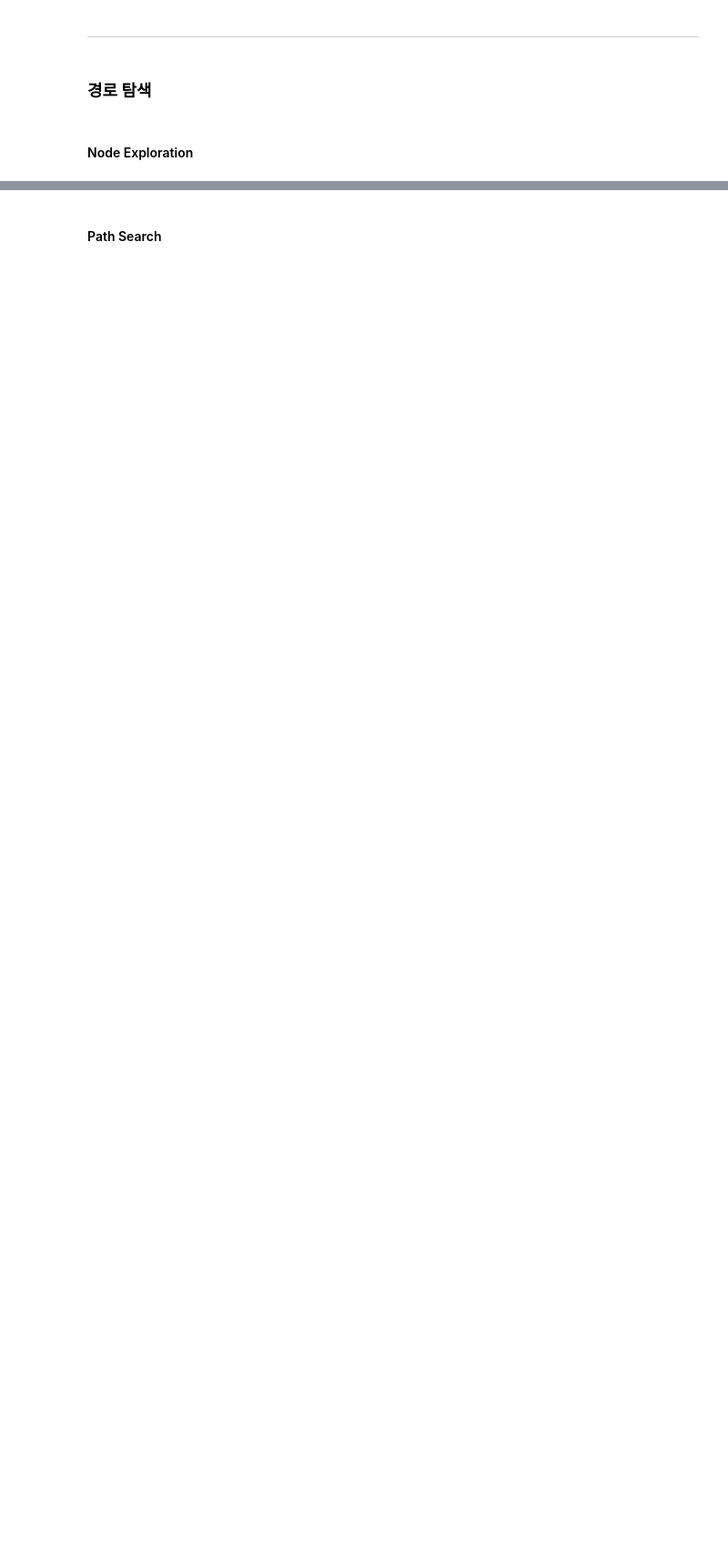
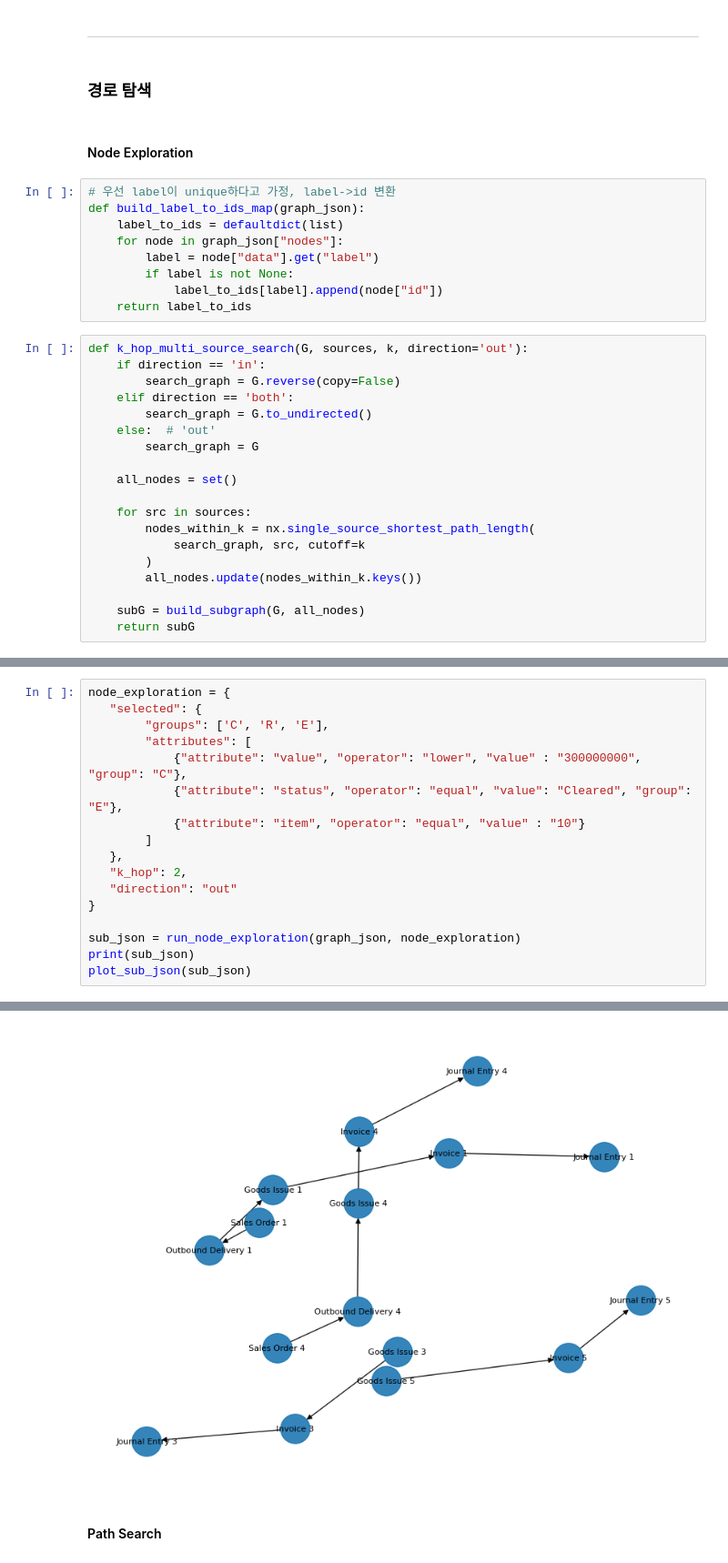
Before and after one commit to raeul0304/sbt_csm, a Jupyter notebook: network_graph/front_filtering.ipynb, the cells around one changed output, grey strips where cells are left out. Shown: that part at 91% size. Cells and saved outputs as stored; diff of their text form; blank space fills up the shorter version.

Commit message:
node exploration function completed

```diff
--- a/network_graph/front_filtering.ipynb
+++ b/network_graph/front_filtering.ipynb
@@ -499,3 +533,31 @@ filter_dropdown_data(graph_json, level, selected)
 ### 경로 탐색
 # %% [markdown]
 #### Node Exploration
+# %%
+# 우선 label이 unique하다고 가정, label->id 변환
+def build_label_to_ids_map(graph_json):
+    label_to_ids = defaultdict(list)
+    for node in graph_json["nodes"]:
+        label = node["data"].get("label")
+        if label is not None:
+            label_to_ids[label].append(node["id"])
+    return label_to_ids
+# %%
+def k_hop_multi_source_search(G, sources, k, direction='out'):
+    if direction == 'in':
+        search_graph = G.reverse(copy=False)
+    elif direction == 'both':
+        search_graph = G.to_undirected()
+    else:  # 'out'
+        search_graph = G
+
+    all_nodes = set()
+
+    for src in sources:
+        nodes_within_k = nx.single_source_shortest_path_length(
+            search_graph, src, cutoff=k
+        )
+        all_nodes.update(nodes_within_k.keys())
+
+    subG = build_subgraph(G, all_nodes)
+    return subG
@@ -501,0 +659,18 @@ filter_dropdown_data(graph_json, level, selected)
+# %%
+node_exploration = {
+   "selected": {
+        "groups": ['C', 'R', 'E'],
+        "attributes": [
+            {"attribute": "value", "operator": "lower", "value" : "300000000", "group": "C"},
+            {"attribute": "status", "operator": "equal", "value": "Cleared", "group": "E"},
+            {"attribute": "item", "operator": "equal", "value" : "10"}
+        ]
+   },
+   "k_hop": 2,
+   "direction": "out"
+}
+
+sub_json = run_node_exploration(graph_json, node_exploration)
+print(sub_json)
+plot_sub_json(sub_json)
+# %% [output]
@@ -502,2 +678,3 @@ filter_dropdown_data(graph_json, level, selected)
+[figure, added]
 # %% [markdown]
 #### Path Search
```
Also changed, not shown: parts of 14 cells of this notebook.
